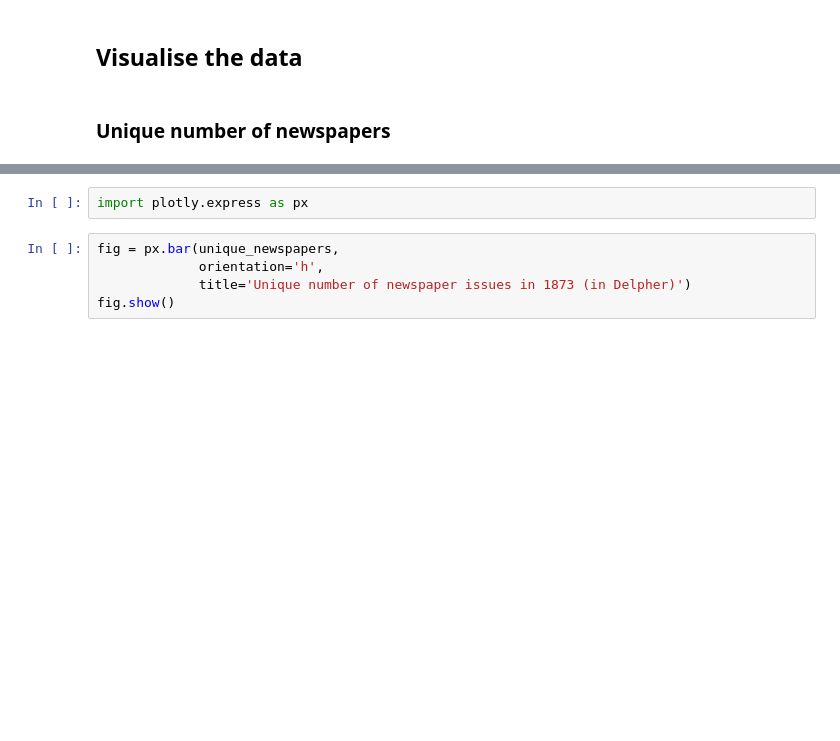
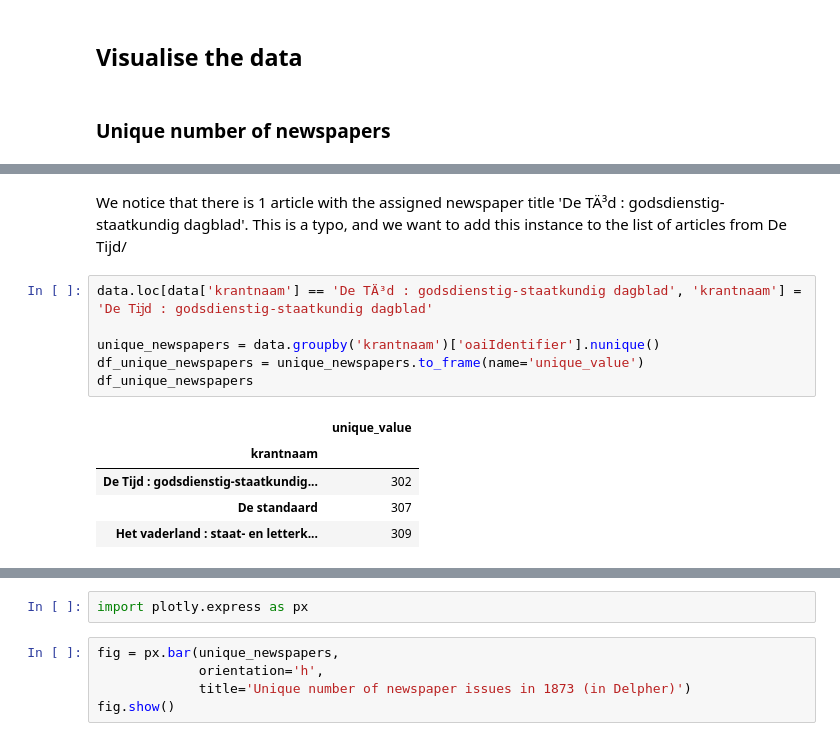
Before and after one commit to KBNLresearch/TutorialSummerschool, a Jupyter notebook: 02_Loading_data_and_visualizing_corpus.ipynb, the cells around one changed output, grey strips where cells are left out. Cells and saved outputs as stored; diff of their text form; blank space fills up the shorter version.

```diff
--- a/02_Loading_data_and_visualizing_corpus.ipynb
+++ b/02_Loading_data_and_visualizing_corpus.ipynb
@@ -85,2 +86,16 @@ df_unique_newspapers
 | De standaard | 307 |
 | Het vaderland : staat- en letterk... | 309 |
+# %% [markdown]
+We notice that there is 1 article with the assigned newspaper title 'De TÄ³d : godsdienstig-staatkundig dagblad'. This is a typo, and we want to add this instance to the list of articles from De Tijd/
+# %%
+data.loc[data['krantnaam'] == 'De TÄ³d : godsdienstig-staatkundig dagblad', 'krantnaam'] = 'De Tĳd : godsdienstig-staatkundig dagblad'
+
+unique_newspapers = data.groupby('krantnaam')['oaiIdentifier'].nunique()
+df_unique_newspapers = unique_newspapers.to_frame(name='unique_value')
+df_unique_newspapers
+# %% [output]
+|  | unique_value |
+| krantnaam |  |
+| De Tĳd : godsdienstig-staatkundig... | 302 |
+| De standaard | 307 |
+| Het vaderland : staat- en letterk... | 309 |
```
Also changed, not shown: parts of 6 cells of this notebook, 1 other file.
